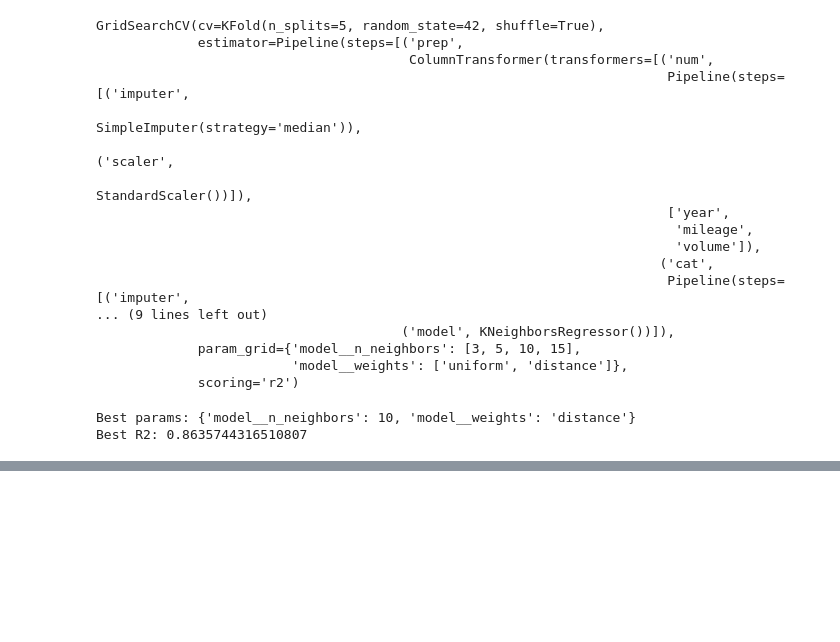
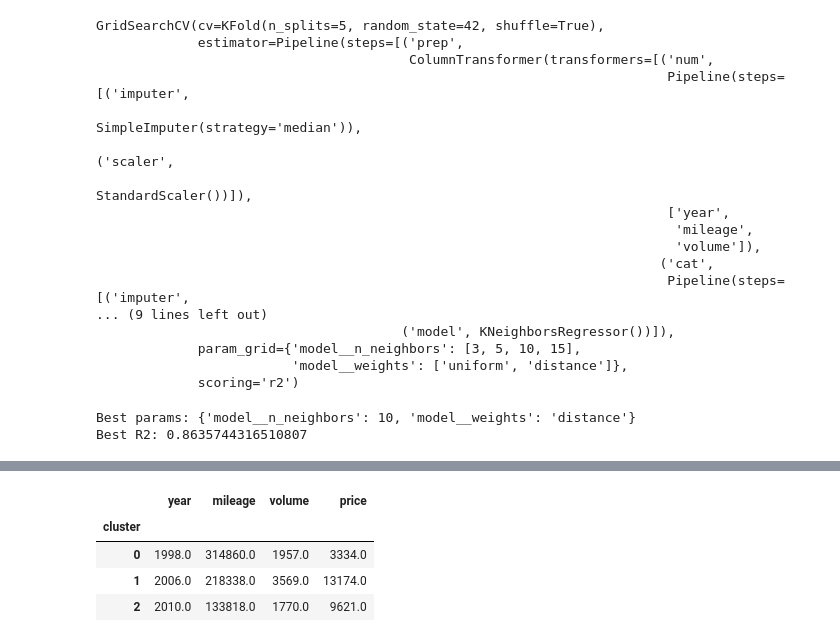
Before and after one commit to AdilkhanEEAIR/machines_predict_ml, a Jupyter notebook: adilkhan.ipynb, the cells around one changed output, grey strips where cells are left out. Cells and saved outputs as stored; diff of their text form; code cells hidden in the pictures; blank space fills up the shorter version.

```diff
--- a/adilkhan.ipynb
+++ b/adilkhan.ipynb
@@ -310,0 +341,9 @@ Best R2: 0.8635744316510807
+# %%
+X_clust['price'] = y_train.values
+X_clust.groupby("cluster").mean().round(0)
+# %% [output]
+|  | year | mileage | volume | price |
+| cluster |  |  |  |  |
+| 0 | 1998.0 | 314860.0 | 1957.0 | 3334.0 |
+| 1 | 2006.0 | 218338.0 | 3569.0 | 13174.0 |
+| 2 | 2010.0 | 133818.0 | 1770.0 | 9621.0 |
```
Also changed, not shown: parts of 10 cells of this notebook.
